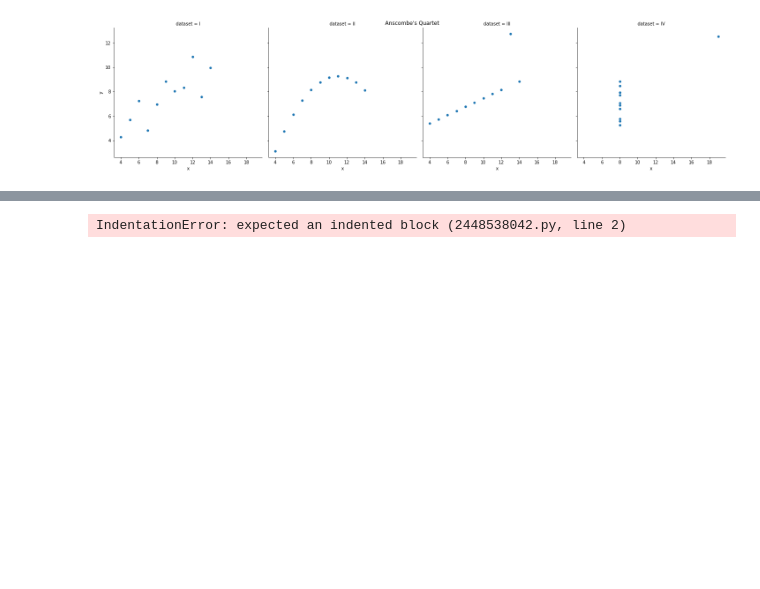
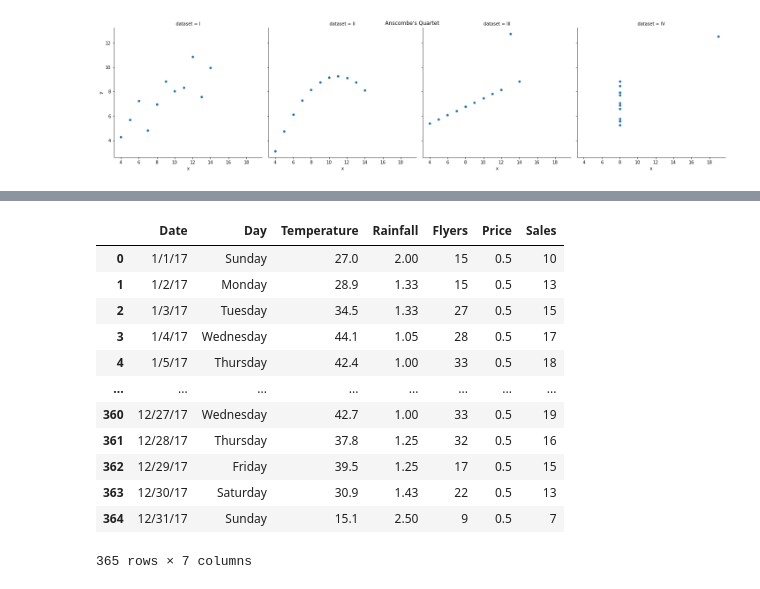
Before and after one commit to Jason-R-Turner/anomaly-detection-exercises, a Jupyter notebook: continuous_probabilistic_methods.ipynb, the cells around one changed output, grey strips where cells are left out. Cells and saved outputs as stored; diff of their text form; code cells hidden in the pictures; blank space fills up the shorter version.

```diff
--- a/continuous_probabilistic_methods.ipynb
+++ b/continuous_probabilistic_methods.ipynb
@@ -24,9 +32,37 @@ df.groupby("dataset").describe()
 # %%
-def get_lower_and_upper_bounds(series, multiplier):
+def get_lower_and_upper_bounds(series, multiplier = 1.5):
     '''
     Gets the upper and lower bounds of a series based on the InterQuartile Range and a multiplier. Default multiplier is 1.5
     '''
+    q1, q3 = series.quantile([.25, .75])
+    iqr = q3 - q1
 
-    return
+# figure this part out if it's possible
+    lower = series.name+'_lower_bound'
+    upper = series.name+'_upper_bound'
+    print(lower)
+    print(upper)
+
+    lower = q1 - (multiplier * iqr)
+    upper = q3 + (multiplier * iqr)
+    print(f'{series.name}\'s Upper bound is {round(lower, 1)}, and Lower bound is {round(upper, 1)}')
+    return lower, upper
-# %% [output]
-IndentationError: expected an indented block (2448538042.py, line 2)
+# %%
+# url = "https://gist.githubusercontent.com/ryanorsinger/19bc7eccd6279661bd13307026628ace/raw/e4b5d6787015a4782f96cad6d1d62a8bdbac54c7/lemonade.csv"
+csv = "/Users/ultimate/codeup-data-science/anomaly-detection-exercises/lemonade.csv"
+df = pd.read_csv(csv)
+df
+# %% [output]
+|  | Date | Day | Temperature | Rainfall | Flyers | Price | Sales |
+| 0 | 1/1/17 | Sunday | 27.0 | 2.00 | 15 | 0.5 | 10 |
+| 1 | 1/2/17 | Monday | 28.9 | 1.33 | 15 | 0.5 | 13 |
+| 2 | 1/3/17 | Tuesday | 34.5 | 1.33 | 27 | 0.5 | 15 |
+| 3 | 1/4/17 | Wednesday | 44.1 | 1.05 | 28 | 0.5 | 17 |
+| 4 | 1/5/17 | Thursday | 42.4 | 1.00 | 33 | 0.5 | 18 |
+| ... | ... | ... | ... | ... | ... | ... | ... |
+| 360 | 12/27/17 | Wednesday | 42.7 | 1.00 | 33 | 0.5 | 19 |
+| 361 | 12/28/17 | Thursday | 37.8 | 1.25 | 32 | 0.5 | 16 |
+| 362 | 12/29/17 | Friday | 39.5 | 1.25 | 17 | 0.5 | 15 |
+| 363 | 12/30/17 | Saturday | 30.9 | 1.43 | 22 | 0.5 | 13 |
+| 364 | 12/31/17 | Sunday | 15.1 | 2.50 | 9 | 0.5 | 7 |
+365 rows × 7 columns
```
Also changed, not shown: parts of 8 cells of this notebook, 1 other file.
